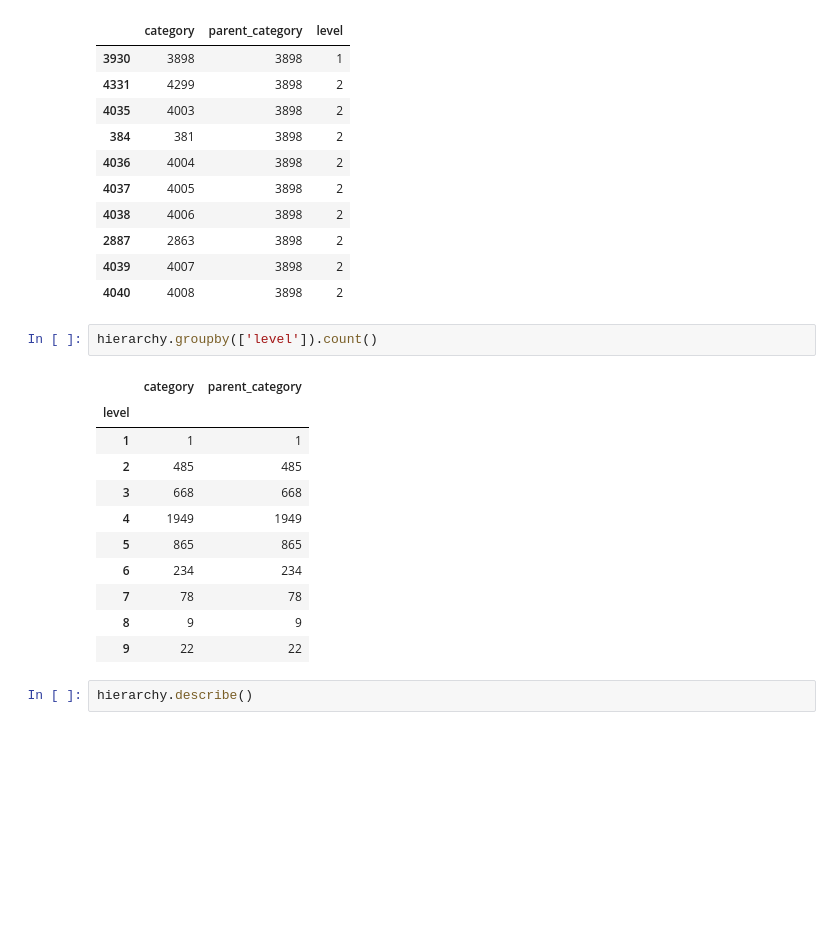
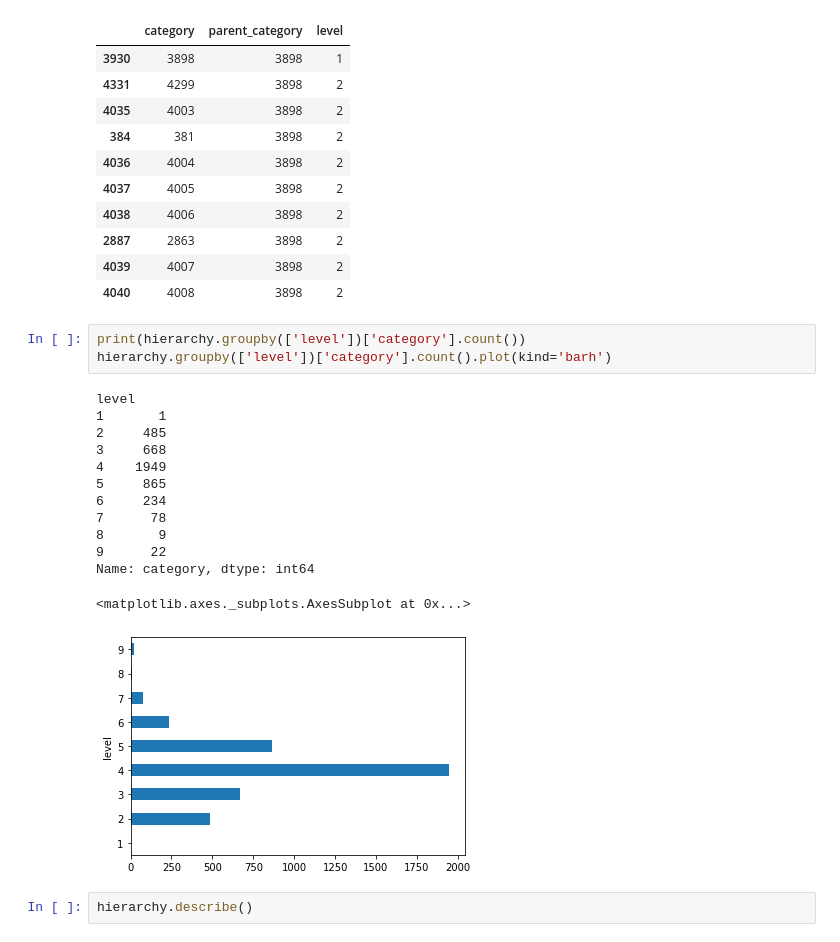
Before and after one commit to simranbhurat/DM2-Project, a Jupyter notebook: eda/DMC_EDA_Categories.ipynb, the cells around one changed output. Cells and saved outputs as stored; diff of their text form; blank space fills up the shorter version.

```diff
--- a/eda/DMC_EDA_Categories.ipynb
+++ b/eda/DMC_EDA_Categories.ipynb
@@ -124,20 +130,23 @@ hierarchy.sort_values(by='level').head(10)
 | 2887 | 2863 | 3898 | 2 |
 | 4039 | 4007 | 3898 | 2 |
 | 4040 | 4008 | 3898 | 2 |
-# %%
-hierarchy.groupby(['level']).count()
-# %% [output]
-|  | category | parent_category |
-| level |  |  |
-| 1 | 1 | 1 |
-| 2 | 485 | 485 |
-| 3 | 668 | 668 |
-| 4 | 1949 | 1949 |
-| 5 | 865 | 865 |
-| 6 | 234 | 234 |
-| 7 | 78 | 78 |
-| 8 | 9 | 9 |
-| 9 | 22 | 22 |
+# %%
+print(hierarchy.groupby(['level'])['category'].count())
+hierarchy.groupby(['level'])['category'].count().plot(kind='barh')
+# %% [output]
+level
+1       1
+2     485
+3     668
+4    1949
+5     865
+6     234
+7      78
+8       9
+9      22
+Name: category, dtype: int64
+<matplotlib.axes._subplots.AxesSubplot at 0x...>
+[figure, added]
 # %%
 hierarchy.describe()
 # %% [output]
```
Also changed, not shown: parts of 21 cells of this notebook.
